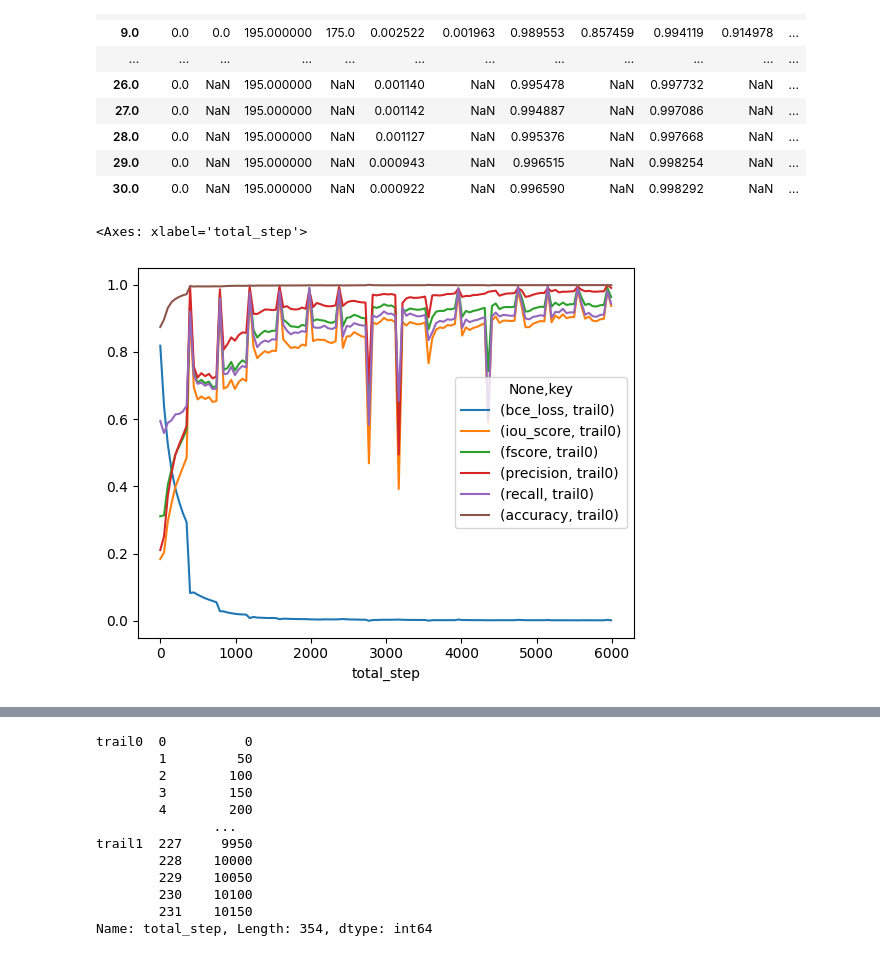
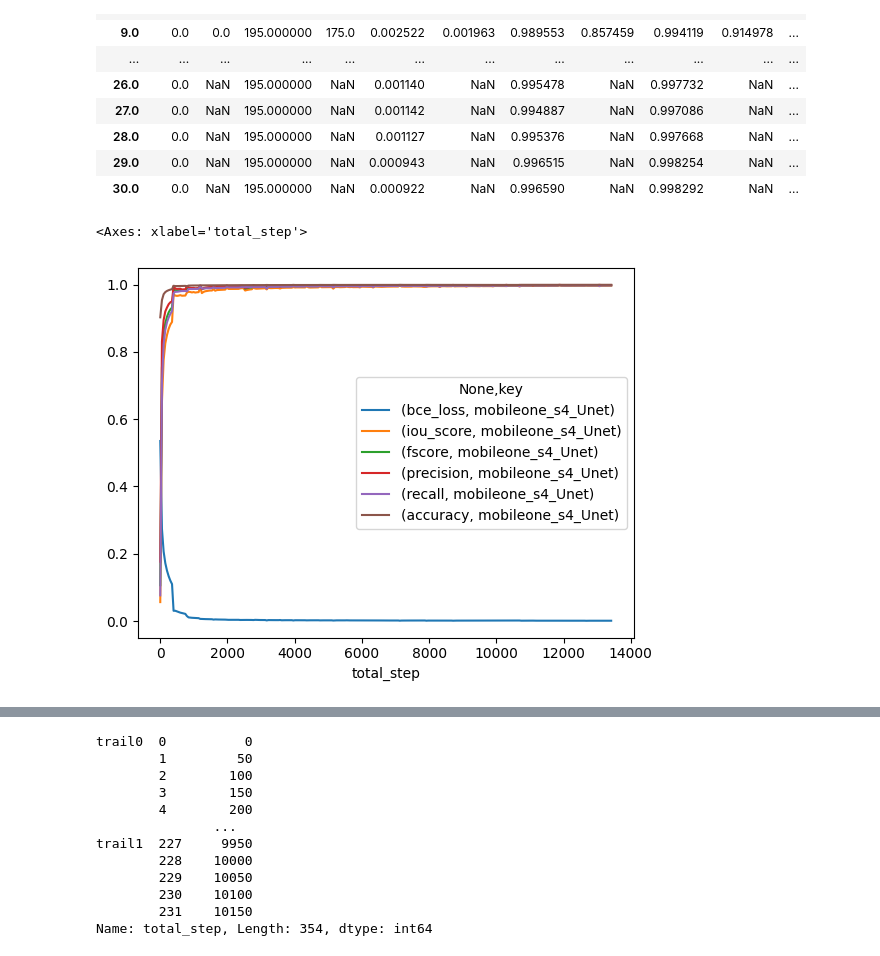
Before and after one commit to dulicui742/segmentation_models.pytorch, a Jupyter notebook: examples/logs_analysis.ipynb, the cells around one changed output, grey strips where cells are left out. Saved outputs shown, nothing was run; the diff lists cells and outputs as text; code cells hidden in the pictures.

```diff
--- a/examples/logs_analysis.ipynb
+++ b/examples/logs_analysis.ipynb
@@ -438,49 +493,74 @@ DFGroup.sum().unstack('key')
 | 30.0 | 0.0 | NaN | 195.000000 | NaN | 0.000922 | NaN | 0.996590 | NaN | 0.998292 | NaN | ... |
 # %%
 log_files = [
-        "D:\project\TrueHealth\git\segmentation_models.pytorch\output\logs\efficientnet-b4\efficientnet-b4_logs_0316_174217.json",
+#         "D:\project\TrueHealth\git\segmentation_models.pytorch\output\logs\efficientnet-b4\efficientnet-b4_logs_0316_174217.json", ##eg
 #         "D:\project\TrueHealth\git\segmentation_models.pytorch\output\logs\efficientnet-b4\efficientnet-b4_logs_0315_1.json",
+#         "D:\project\TrueHealth\git\segmentation_models.pytorch\output\logs\efficientnet-b4\efficientnet-b4_logs_0320_133848.json",
+#         "D:\project\TrueHealth\git\segmentation_models.pytorch\output\logs\efficientnet-b4\efficientnet-b4_logs_0320_162347.json",
+#         "D:\project\TrueHealth\git\segmentation_models.pytorch\output\logs\efficientnet-b4_MANet\efficientnet-b4_logs_0321_142242.json"
+#         "D:\share\efficientnet-b4_logs_0317_095242.json",
+
+#         "D:\project\TrueHealth\git\segmentation_models.pytorch\output\logs\efficientnet-b4_MANet\efficientnet-b4_logs_0321_142242.json",
+#         "D:\project\TrueHealth\git\segmentation_models.pytorch\output\logs\\tu-regnety_040_MANet\\tu-regnety_040_MANet_logs_0321_173313.json",
+        "D:\project\TrueHealth\git\segmentation_models.pytorch\output\logs\mobileone_s4_Unet\mobileone_s4_logs_0315.json",
 
     ]
 steps_per_epoch = 396 ##根据数据及batch-size计算出来的
+# steps_per_epoch = 20904
 df_list = []
+model_names = []
+## differnet experiment
 for file in log_files:
+    name = file.split("\\")[-2]
+    model_names.append(name)
     info = parse_jsonline_file(file)
     df = pd.DataFrame.from_records(info)
     df_train = df[df["status"] == "train"]
     df_list.append(df_train)
 
+# ## train and valid####
+# info = parse_jsonline_file(file)
+# df = pd.DataFrame.from_records(info)
+# df_train = df[df["status"] == "train"]
+# df_list.append(df_train)
+# df_valid = df[df["status"] == "valid"]
+# df_list.append(df_valid)
+
+
 df_epoch_list = []
 ex_keys = []
-for idx, df in enumerate(df_list):
-    df = df[df["step"] % 50 == 0]
-    df = df.reset_index()
-    df = df.drop("index", axis=1)
-    df["total_step"] = df["step"]
-    df["total_step"] = df.apply(
+for model_name, df_tmp in zip(model_names, df_list):
+    df_tmp = df_tmp[df_tmp["step"] % 50 == 0]
+    df_tmp = df_tmp.reset_index()
+    df_tmp = df_tmp.drop("index", axis=1)
+    df_tmp["total_step"] = df_tmp["step"]
+    df_tmp["total_step"] = df_tmp.apply(
         lambda x: myfunction(x["epoch"]*steps_per_epoch,  x['step']),
         axis=1
     )
-    df_dst = df
+    df_dst = df_tmp
     # df_dst = mean_of_epoch(df)
-    key = 'trail{}'. format(idx)
+#     key = 'trail{}'. format(idx)
+    key = model_name
     df_dst.loc[:, "key"] = key
     ex_keys.append(key)
     df_epoch_list.append(df_dst)
 
 DF = pd.concat(df_epoch_list, keys=ex_keys)
-DFGroup = DF.groupby(['total_step','key'])
+# DFGroup = DF.groupby(['total_step','key'])
+DFGroup = DF.groupby(['total_step', "key"])
 # DF1 = DF.drop(["epoch", "step", "status"], axis=1)
 # DFGroup = DF1.groupby(['total_step','key'])
 
 # for metric in ["bce_loss", "fscore", "recall"]: #, "fscore", "recall", "precision", "accuracy"]:
 #     DFGPlot = DFGroup.sum().unstack('key').plot(kind='line', y=metric, title =metric)
 
 # DFGPlot = DFGroup.sum().unstack('key').plot(kind='line')
+# ddff = DFGroup.sum().unstack('key')
 ddff = DFGroup.sum().unstack('key')
 ddff = ddff.drop("epoch", axis=1)
 ddff = ddff.drop("step", axis=1)
 ddff.plot(kind="line")
 # %% [output]
 <Axes: xlabel='total_step'>
-[figure, old version]
+[figure, new version]
```
Also changed, not shown: parts of 8 cells of this notebook, 4 other files.
